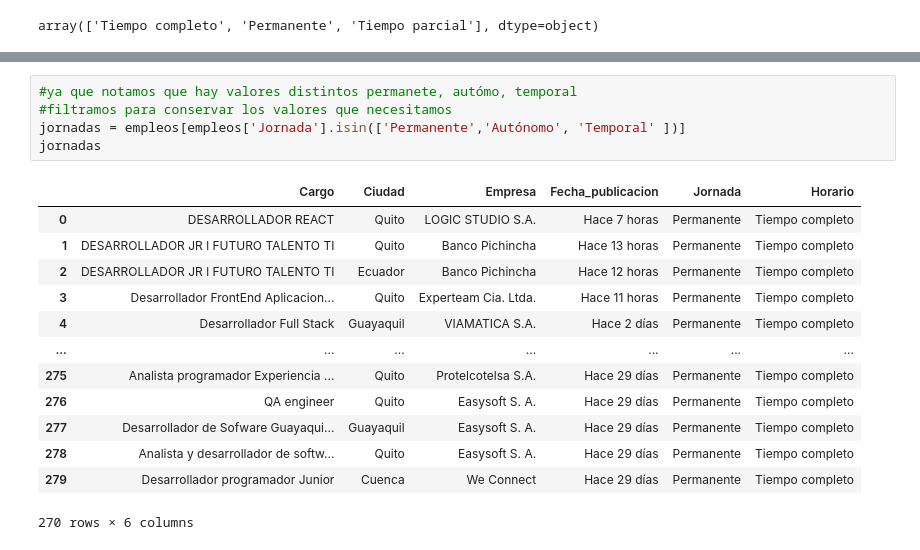
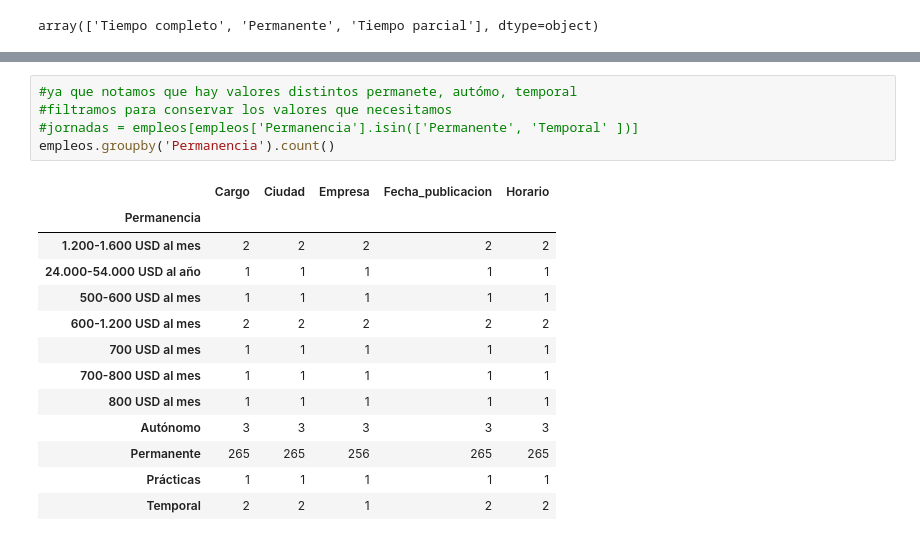
Before and after one commit to jcotrina2000/Sprint-1-Scraping, a Jupyter notebook: Scraping_RobinsonFlores/Analisis_OpcionEmpleo.ipynb, the cells around one changed output, grey strips where cells are left out. Drawn from its saved outputs; the diff is of its cells as text.

```diff
--- a/Scraping_RobinsonFlores/Analisis_OpcionEmpleo.ipynb
+++ b/Scraping_RobinsonFlores/Analisis_OpcionEmpleo.ipynb
@@ -70,19 +73,19 @@ array(['Permanente', '800 USD al mes', 'Autónomo', '700-800 USD al mes',
 # %%
 #ya que notamos que hay valores distintos permanete, autómo, temporal
 #filtramos para conservar los valores que necesitamos
-jornadas = empleos[empleos['Jornada'].isin(['Permanente','Autónomo', 'Temporal' ])]
-jornadas
+#jornadas = empleos[empleos['Permanencia'].isin(['Permanente', 'Temporal' ])]
+empleos.groupby('Permanencia').count()
 # %% [output]
-|  | Cargo | Ciudad | Empresa | Fecha_publicacion | Jornada | Horario |
-| 0 | DESARROLLADOR REACT | Quito | LOGIC STUDIO S.A. | Hace 7 horas | Permanente | Tiempo completo |
-| 1 | DESARROLLADOR JR l FUTURO TALENTO TI | Quito | Banco Pichincha | Hace 13 horas | Permanente | Tiempo completo |
-| 2 | DESARROLLADOR JR l FUTURO TALENTO TI | Ecuador | Banco Pichincha | Hace 12 horas | Permanente | Tiempo completo |
-| 3 | Desarrollador FrontEnd Aplicacion... | Quito | Experteam Cia. Ltda. | Hace 11 horas | Permanente | Tiempo completo |
-| 4 | Desarrollador Full Stack | Guayaquil | VIAMATICA S.A. | Hace 2 días | Permanente | Tiempo completo |
-| ... | ... | ... | ... | ... | ... | ... |
-| 275 | Analista programador Experiencia ... | Quito | Protelcotelsa S.A. | Hace 29 días | Permanente | Tiempo completo |
-| 276 | QA engineer | Quito | Easysoft S. A. | Hace 29 días | Permanente | Tiempo completo |
-| 277 | Desarrollador de Sofware Guayaqui... | Guayaquil | Easysoft S. A. | Hace 29 días | Permanente | Tiempo completo |
-| 278 | Analista y desarrollador de softw... | Quito | Easysoft S. A. | Hace 29 días | Permanente | Tiempo completo |
-| 279 | Desarrollador programador Junior | Cuenca | We Connect | Hace 29 días | Permanente | Tiempo completo |
+|  | Cargo | Ciudad | Empresa | Fecha_publicacion | Horario |
+| Permanencia |  |  |  |  |  |
+| 1.200-1.600 USD al mes | 2 | 2 | 2 | 2 | 2 |
+| 24.000-54.000 USD al año | 1 | 1 | 1 | 1 | 1 |
+| 500-600 USD al mes | 1 | 1 | 1 | 1 | 1 |
+| 600-1.200 USD al mes | 2 | 2 | 2 | 2 | 2 |
+| 700 USD al mes | 1 | 1 | 1 | 1 | 1 |
+| 700-800 USD al mes | 1 | 1 | 1 | 1 | 1 |
+| 800 USD al mes | 1 | 1 | 1 | 1 | 1 |
+| Autónomo | 3 | 3 | 3 | 3 | 3 |
+| Permanente | 265 | 265 | 256 | 265 | 265 |
+| Prácticas | 1 | 1 | 1 | 1 | 1 |
+| Temporal | 2 | 2 | 1 | 2 | 2 |
-270 rows × 6 columns
```
Also changed, not shown: parts of 14 cells of this notebook.
